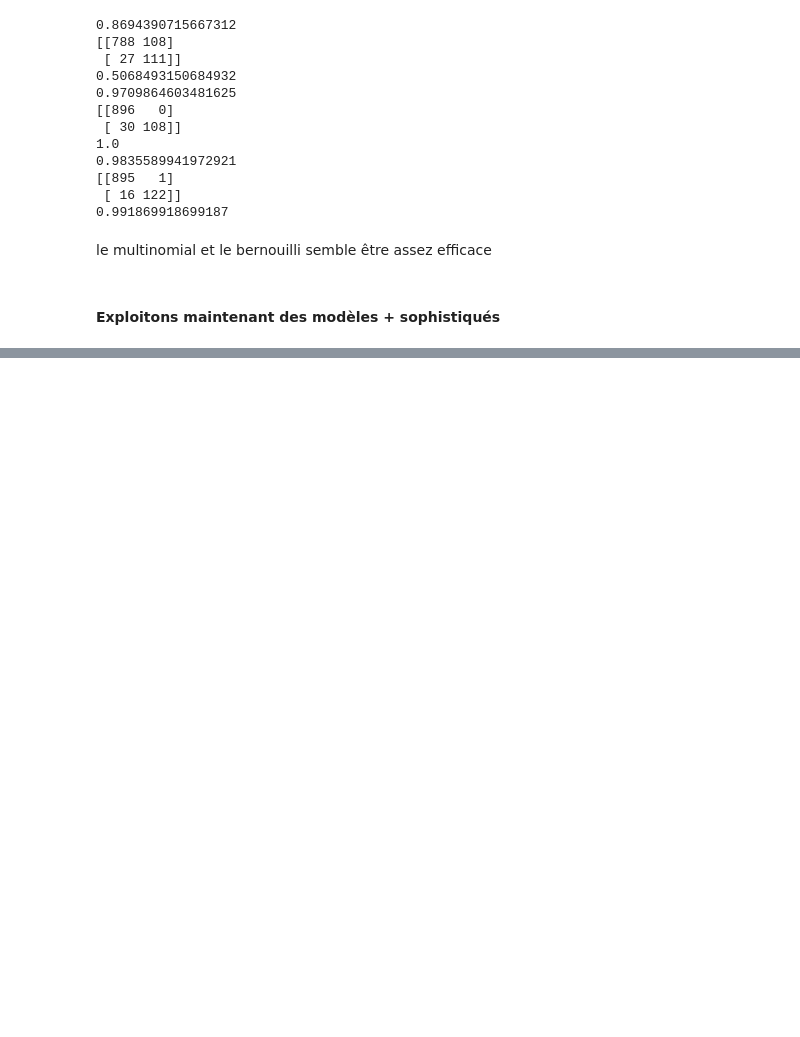
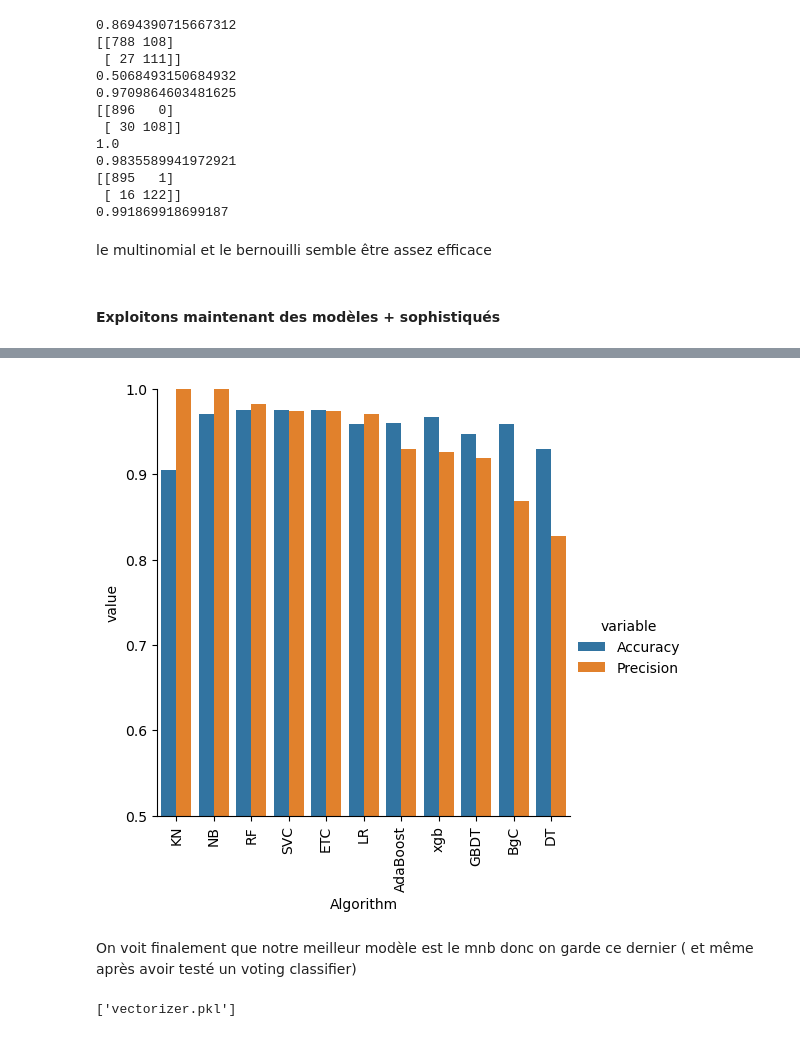
Before and after one commit to benjicanal/SMS_Spam_Classification, a Jupyter notebook: SMS_SPAM_CLASSIFIER.ipynb, the cells around one changed output, grey strips where cells are left out. Cells and saved outputs as stored; diff of their text form; code cells hidden in the pictures; blank space fills up the shorter version.

```diff
--- a/SMS_SPAM_CLASSIFIER.ipynb
+++ b/SMS_SPAM_CLASSIFIER.ipynb
@@ -410,3 +410,16 @@ Precision -  0.9191919191919192
 For xgb
 Accuracy -  0.9671179883945842
 Precision -  0.9262295081967213
+# %%
+performances = pd.DataFrame({'Algorithm' : clfs.keys(), 'Accuracy' : accuracy_scores, 'Precision' : precision_scores}).sort_values('Precision',ascending=False)
+# %%
+performances_df = performances = pd.melt(performances, id_vars = "Algorithm")
+# %%
+sns.catplot(x = 'Algorithm', y='value', hue = 'variable',data=performances_df, kind='bar',height=5)
+plt.ylim(0.5,1.0)
+plt.xticks(rotation='vertical')
+plt.show()
+# %% [output]
+[figure, added]
+# %% [markdown]
+On voit finalement que notre meilleur modèle est le mnb donc on garde ce dernier ( et même après avoir testé un voting classifier)
@@ -412,0 +428,5 @@ Precision -  0.9262295081967213
+# %%
+joblib.dump(mnb, 'model.pkl')
+joblib.dump(tfidf, 'vectorizer.pkl')
+# %% [output]
+['vectorizer.pkl']
```
Also changed, not shown: parts of 4 cells of this notebook, 3 other files.
